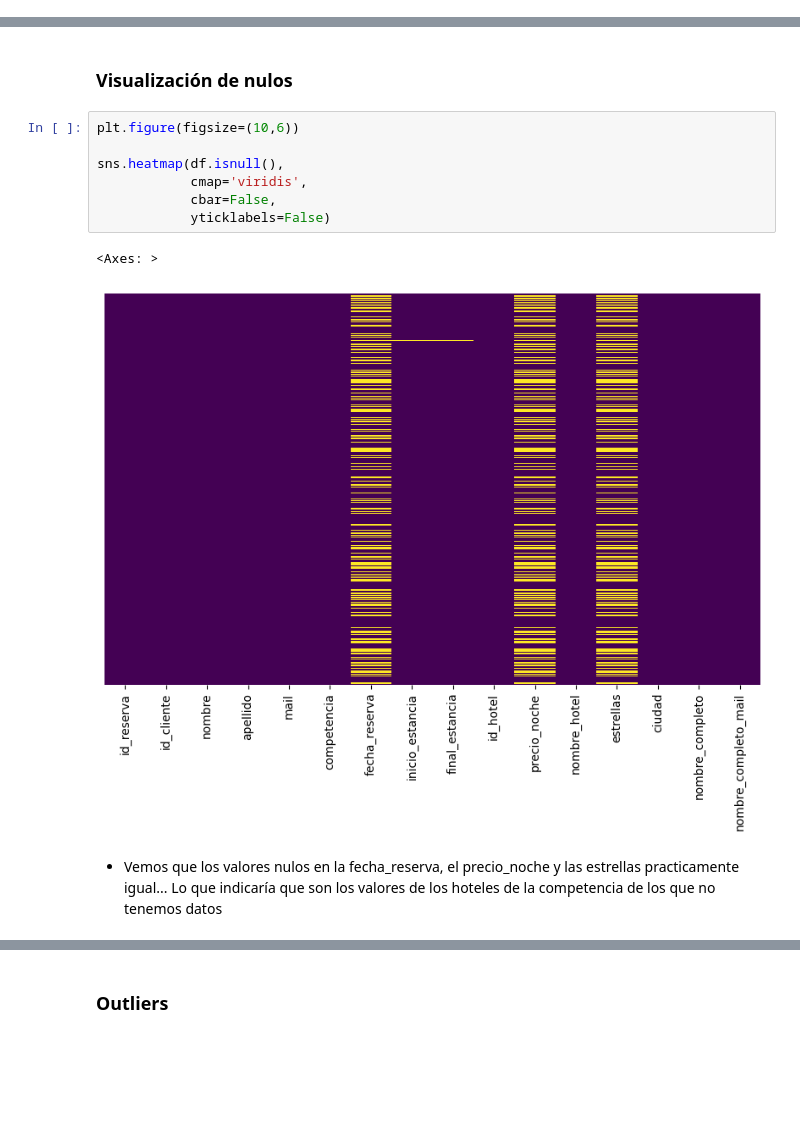
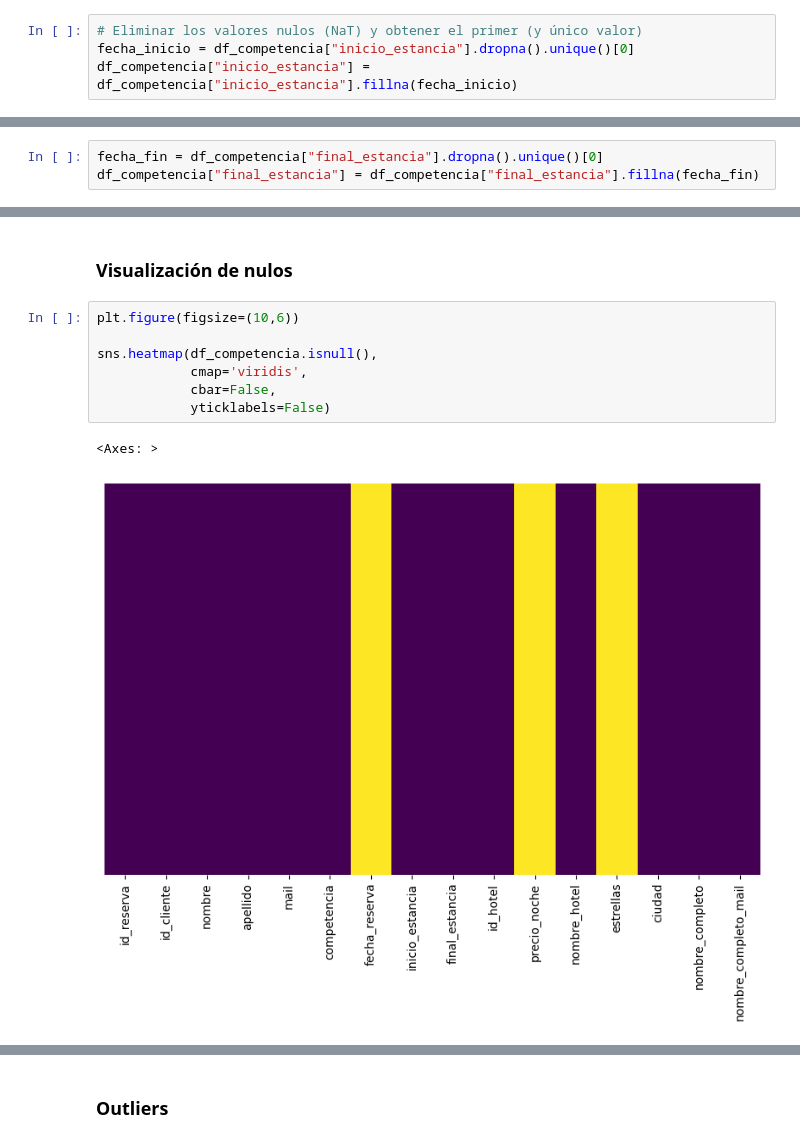
Before and after one commit to Vic4s/ETL_Hoteles, a Jupyter notebook: notebooks/inicial.ipynb, the cells around one changed output, grey strips where cells are left out. Drawn from its saved outputs; the diff is of its cells as text; blank space fills up the shorter version.

```diff
--- a/notebooks/inicial.ipynb
+++ b/notebooks/inicial.ipynb
@@ -728,0 +757,4 @@ False
+# %%
+# Eliminar los valores nulos (NaT) y obtener el primer (y único valor)
+fecha_inicio = df_competencia["inicio_estancia"].dropna().unique()[0]
+df_competencia["inicio_estancia"] = df_competencia["inicio_estancia"].fillna(fecha_inicio)
@@ -728,0 +779,3 @@ False
+# %%
+fecha_fin = df_competencia["final_estancia"].dropna().unique()[0]
+df_competencia["final_estancia"] = df_competencia["final_estancia"].fillna(fecha_fin)
@@ -733,12 +807,10 @@ False
 # %%
 plt.figure(figsize=(10,6))
 
-sns.heatmap(df.isnull(),
+sns.heatmap(df_competencia.isnull(),
             cmap='viridis',
             cbar=False,
             yticklabels=False)
 # %% [output]
 <Axes: >
-[figure, old version]
+[figure, new version]
-# %% [markdown]
-- Vemos que los valores nulos en la fecha_reserva, el precio_noche y las estrellas practicamente igual... Lo que indicaría que son los valores de los hoteles de la competencia de los que no tenemos datos
```
Also changed, not shown: parts of 33 cells of this notebook, 8 other files.
